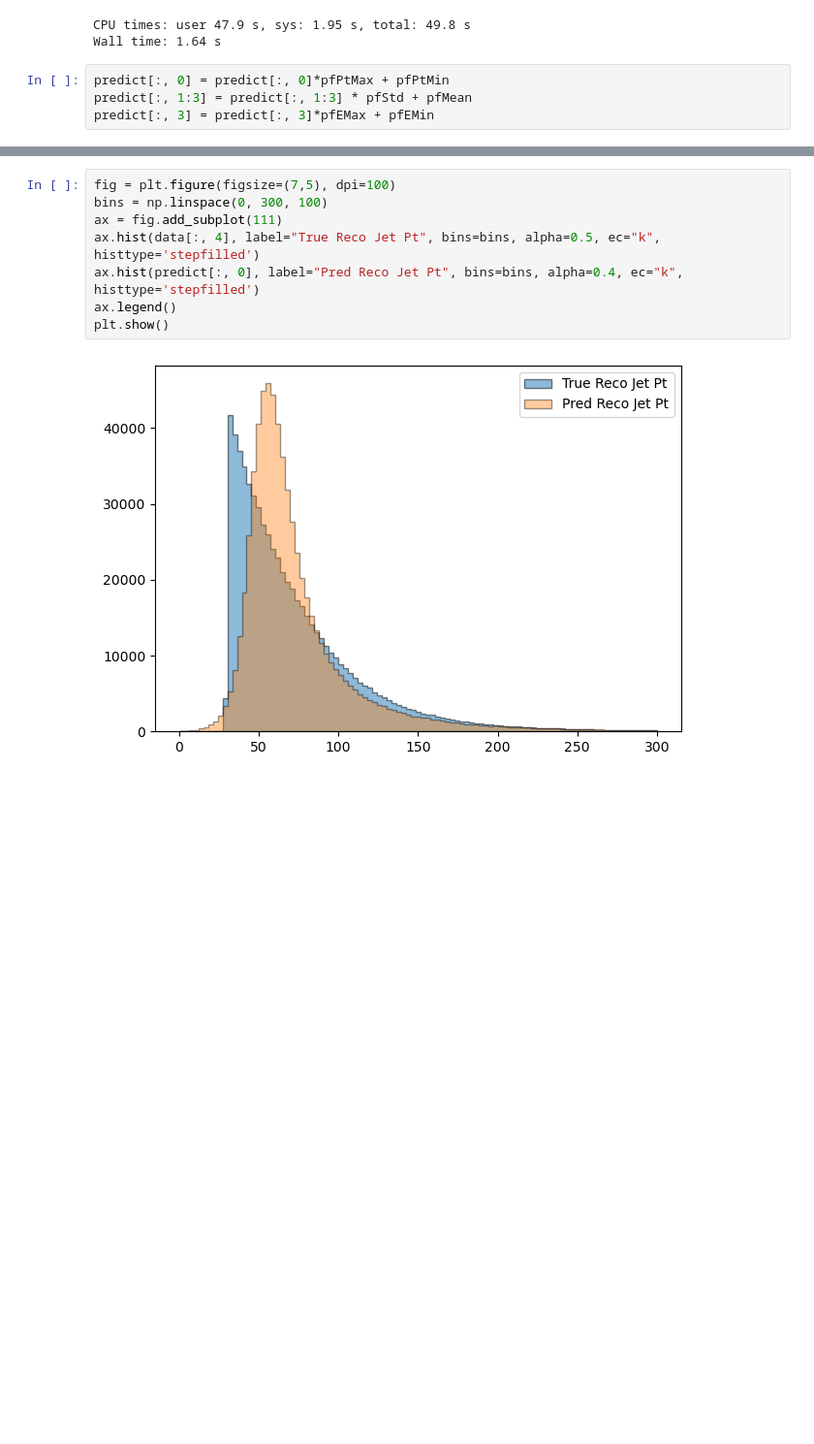
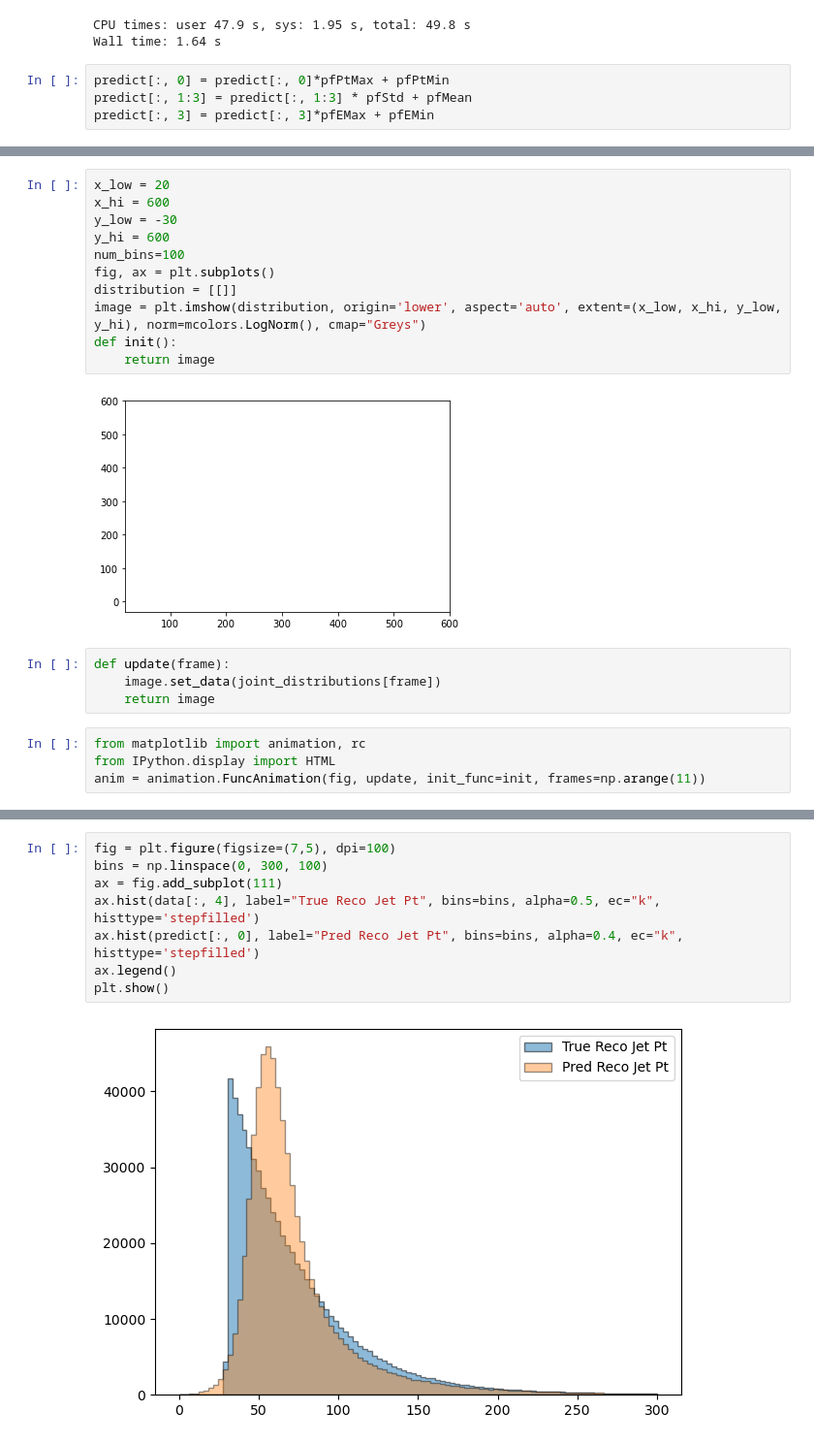
Before and after one commit to jblue1/falcon, a Jupyter notebook: notebooks/evaluateCWGAN.ipynb, the cells around one changed output, grey strips where cells are left out. Shown at 97% size. Cells and saved outputs as stored; diff of their text form; blank space fills up the shorter version.

```diff
--- a/notebooks/evaluateCWGAN.ipynb
+++ b/notebooks/evaluateCWGAN.ipynb
@@ -187,0 +303,21 @@ plt.show()
+# %%
+x_low = 20
+x_hi = 600
+y_low = -30
+y_hi = 600
+num_bins=100
+fig, ax = plt.subplots()
+distribution = [[]]
+image = plt.imshow(distribution, origin='lower', aspect='auto', extent=(x_low, x_hi, y_low, y_hi), norm=mcolors.LogNorm(), cmap="Greys")
+def init():
+    return image
+# %% [output]
+[figure, added]
+# %%
+def update(frame):
+    image.set_data(joint_distributions[frame])
+    return image
+# %%
+from matplotlib import animation, rc
+from IPython.display import HTML
+anim = animation.FuncAnimation(fig, update, init_func=init, frames=np.arange(11))
```
Also changed, not shown: parts of 13 cells of this notebook.
